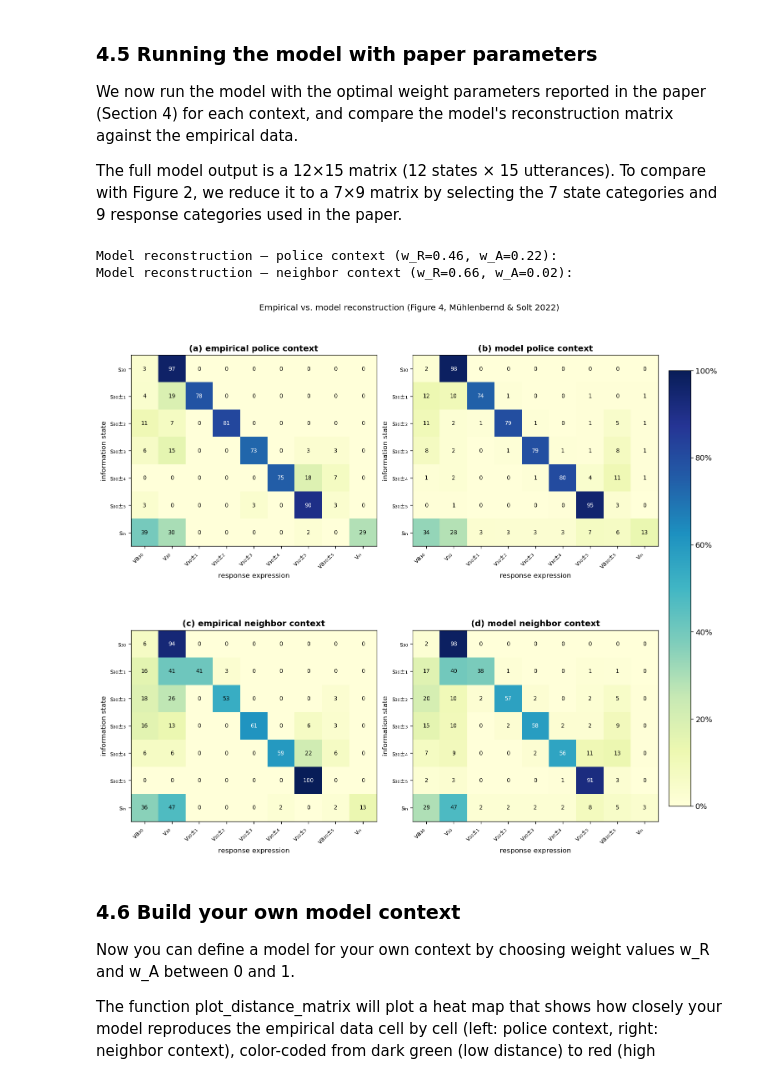
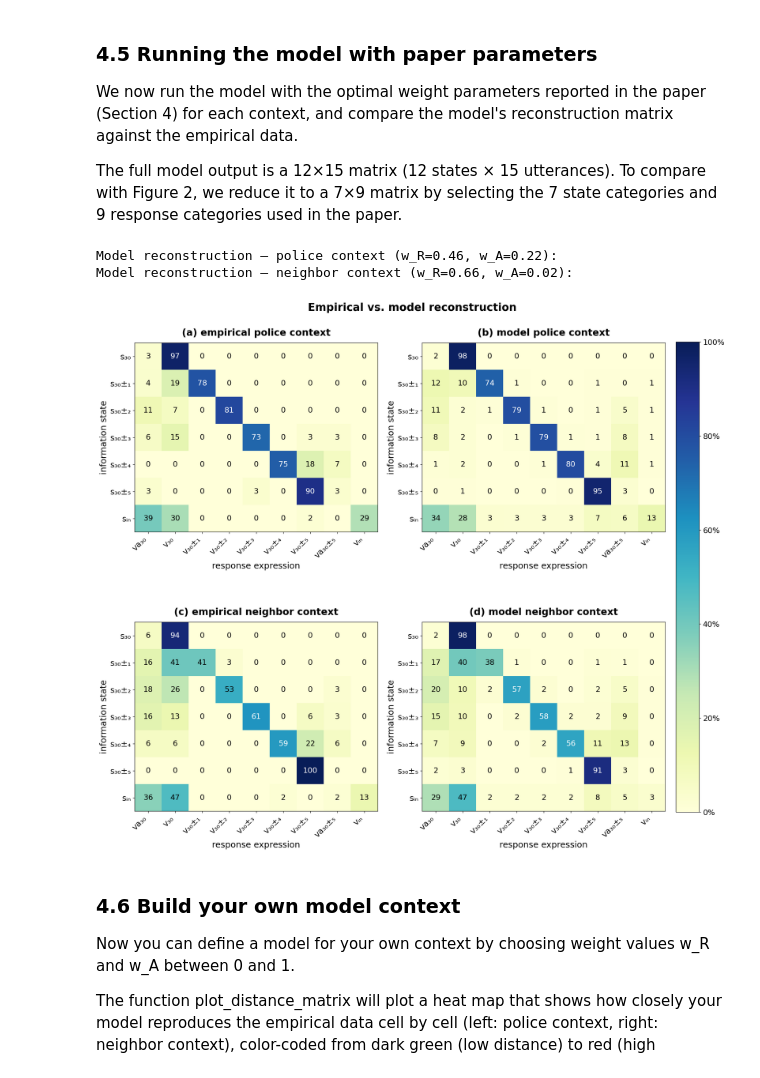
Before and after one commit to muehlenbernd/imprecision-in-context, a Jupyter notebook: notebooks/01_imprecision.ipynb, the cells around one changed output. Saved outputs shown, nothing was run; the diff lists cells and outputs as text; code cells hidden in the pictures.

```diff
--- a/notebooks/01_imprecision.ipynb
+++ b/notebooks/01_imprecision.ipynb
@@ -468,35 +468,35 @@ def build_model_matrix(w_R, w_A, label, normalize=True):
     S1 = model.run()
     sub = select_submatrix(S1.X, ROW_IDX, COL_IDX)
     print(f'Model reconstruction — {label} (w_R={w_R}, w_A={w_A}):')
     if normalize:
         data = normalize_rows(sub)
     else:
         data = sub
     return pd.DataFrame(
         data,
         index=MODEL_STATE_LABELS,
         columns=RESPONSE_LABELS
     )
 
 # lets build the model matrices for optimal weights for each context
 matrix_model_police   = build_model_matrix(W_R_POLICE,   W_A_POLICE,   'police context')
 matrix_model_neighbor = build_model_matrix(W_R_NEIGHBOR, W_A_NEIGHBOR, 'neighbor context')
 
 # lets build the empirical matrices for comparison
 matrix_emp_police   = build_matrix(df, 'police', normalize = True)
 matrix_emp_neighbor = build_matrix(df, 'neighbor', normalize = True)
 
 # lets plot the model and empirical matrices in one figure
 plot_response_matrices(
      matrix_emp_police, matrix_model_police,  matrix_emp_neighbor, matrix_model_neighbor,
     labels=['(a) empirical police context', '(b) model police context', '(c) empirical neighbor context', '(d) model neighbor context'],
-    title='Empirical vs. model reconstruction (Figure 4, Mühlenbernd & Solt 2022)',
+    title='Empirical vs. model reconstruction',
     save_path='../figures/figure4_model_comparison.png'
 )
 # %% [output]
 Model reconstruction — police context (w_R=0.46, w_A=0.22):
 Model reconstruction — neighbor context (w_R=0.66, w_A=0.02):
-[figure, old version]
+[figure, new version]
 # %% [markdown]
 ### 4.6 Build your own model context
 
```
Also changed, not shown: parts of 1 cell of this notebook, 3 other files.
